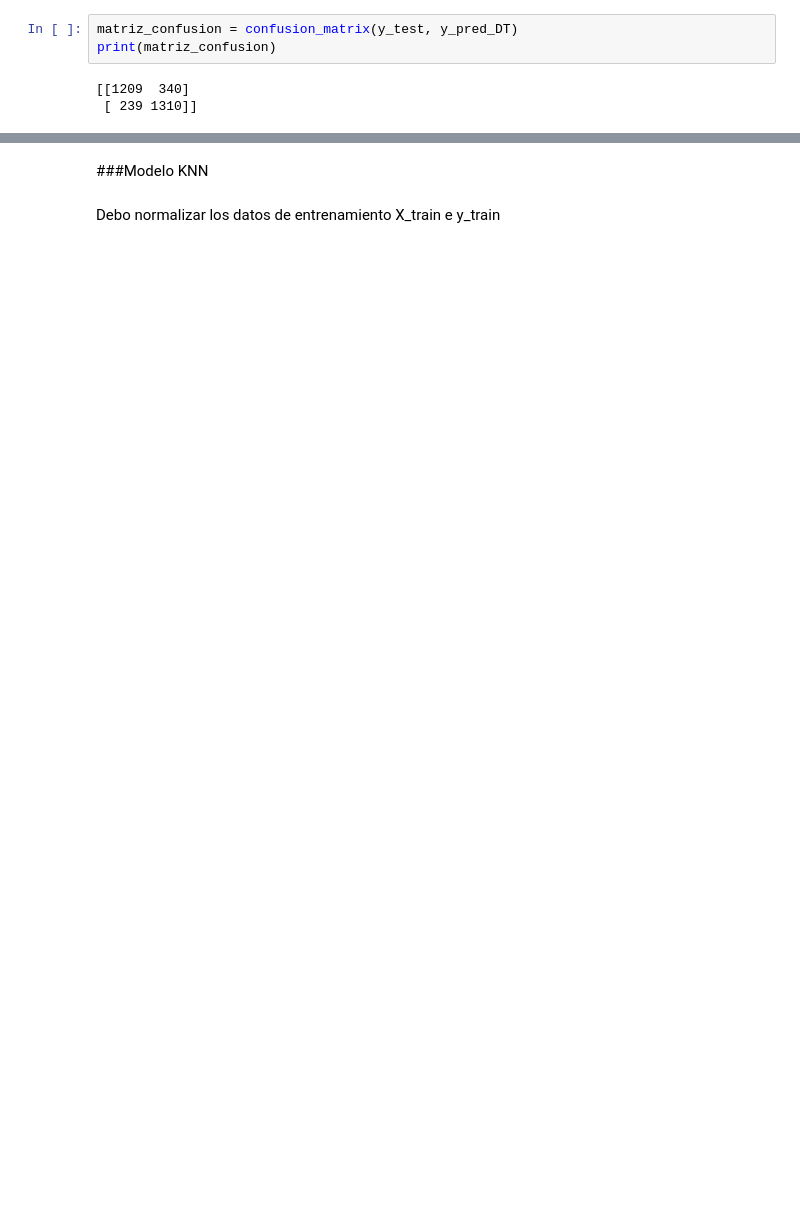
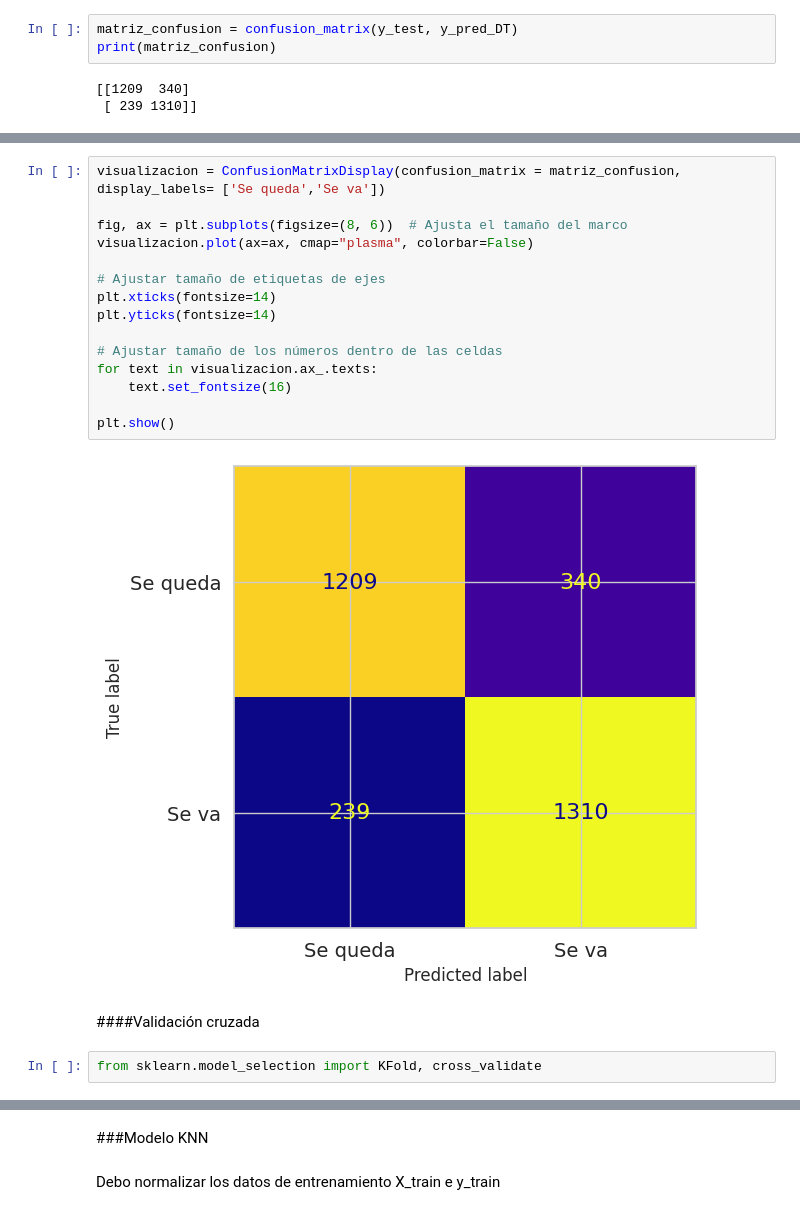
Before and after one commit to Fvargasv/Challenge-Telecom-X-Parte-2, a Jupyter notebook: Telecom_X_parte_2.ipynb, the cells around one changed output, grey strips where cells are left out. Cells and saved outputs as stored; diff of their text form; blank space fills up the shorter version.

```diff
--- a/Telecom_X_parte_2.ipynb
+++ b/Telecom_X_parte_2.ipynb
@@ -836,0 +833,21 @@ visualizacion.plot();
+# %%
+visualizacion = ConfusionMatrixDisplay(confusion_matrix = matriz_confusion, display_labels= ['Se queda','Se va'])
+
+fig, ax = plt.subplots(figsize=(8, 6))  # Ajusta el tamaño del marco
+visualizacion.plot(ax=ax, cmap="plasma", colorbar=False)
+
+# Ajustar tamaño de etiquetas de ejes
+plt.xticks(fontsize=14)
+plt.yticks(fontsize=14)
+
+# Ajustar tamaño de los números dentro de las celdas
+for text in visualizacion.ax_.texts:
+    text.set_fontsize(16)
+
+plt.show()
+# %% [output]
+[figure, added]
+# %% [markdown]
+####Validación cruzada
+# %%
+from sklearn.model_selection import KFold, cross_validate
```
Also changed, not shown: parts of 5 cells of this notebook.
